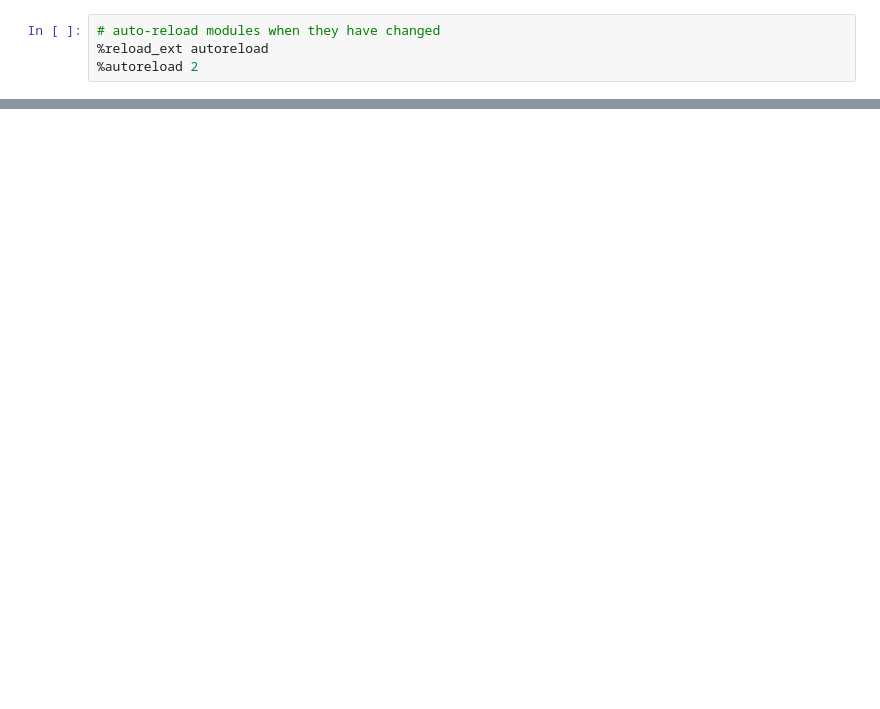
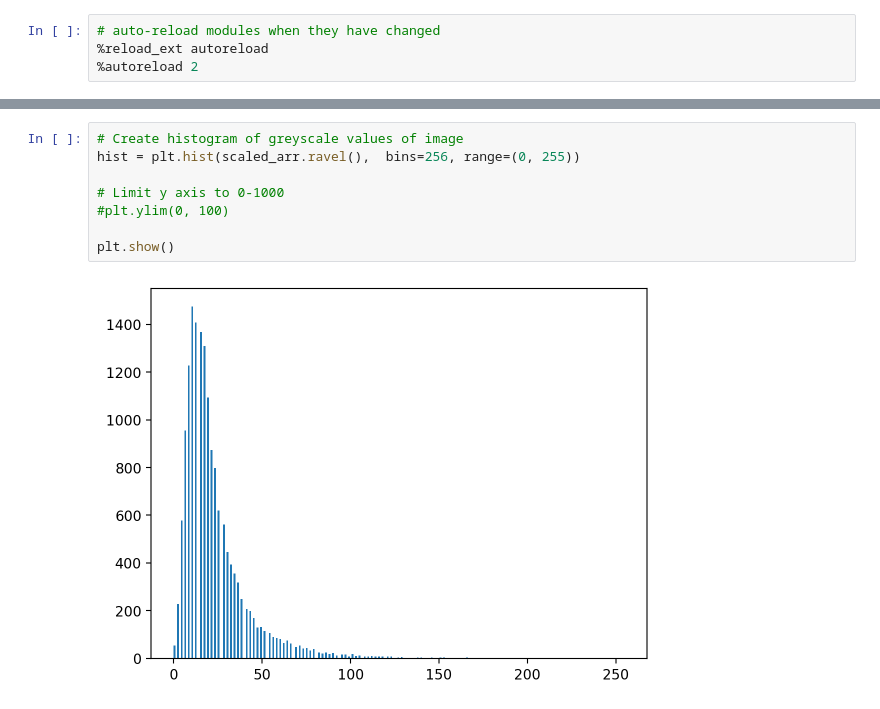
Before and after one commit to JKL453/s04-utils, a Jupyter notebook: spot-analysis.ipynb, the cells around one changed output, grey strips where cells are left out. Saved outputs shown, nothing was run; the diff lists cells and outputs as text; blank space fills up the shorter version.

```diff
--- a/spot-analysis.ipynb
+++ b/spot-analysis.ipynb
@@ -35,0 +81,10 @@ Median intensity:   2
+# %%
+# Create histogram of greyscale values of image
+hist = plt.hist(scaled_arr.ravel(),  bins=256, range=(0, 255))
+
+# Limit y axis to 0-1000
+#plt.ylim(0, 100)
+
+plt.show()
+# %% [output]
+[figure, added]
```
Also changed, not shown: parts of 14 cells of this notebook, 2 other files.
